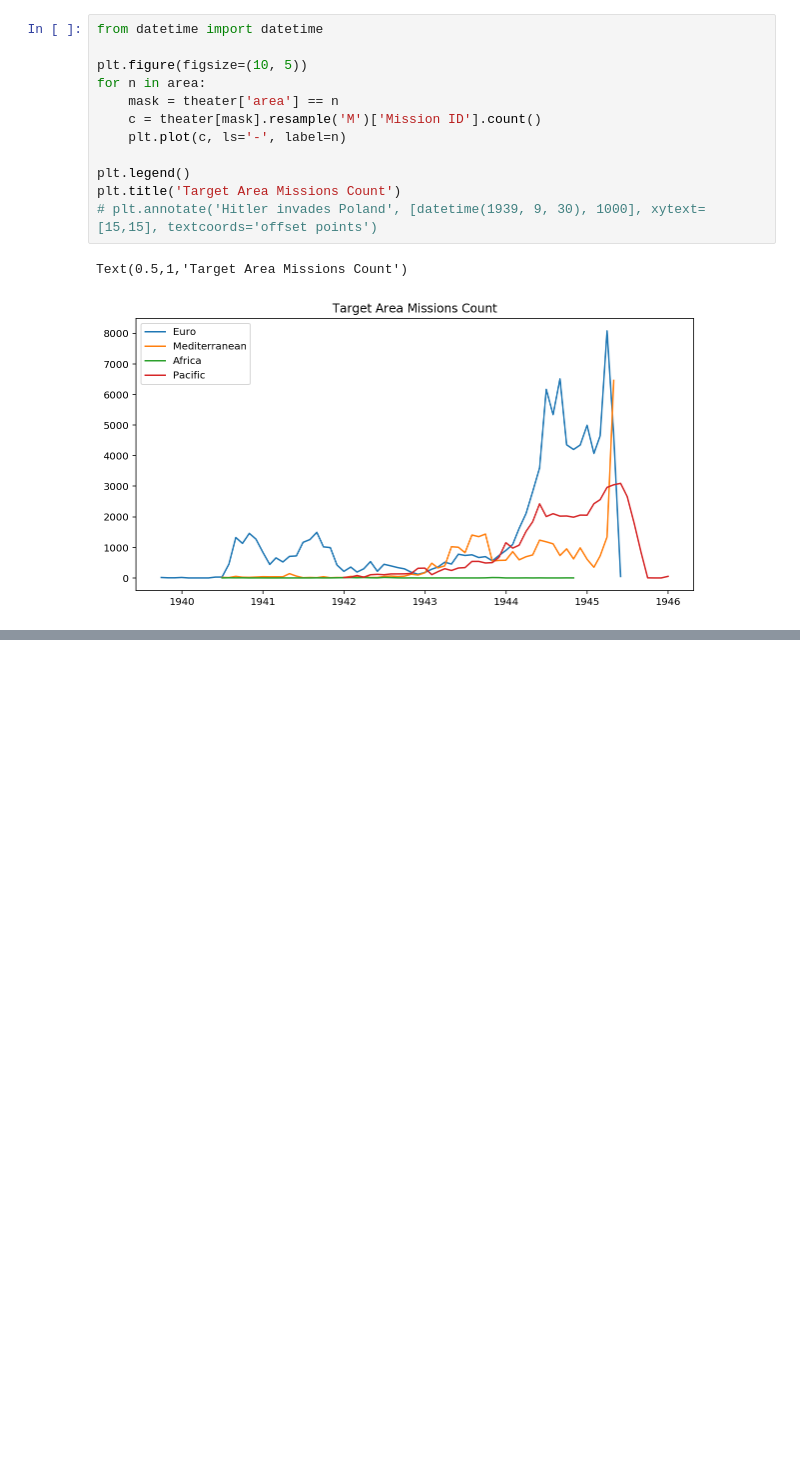
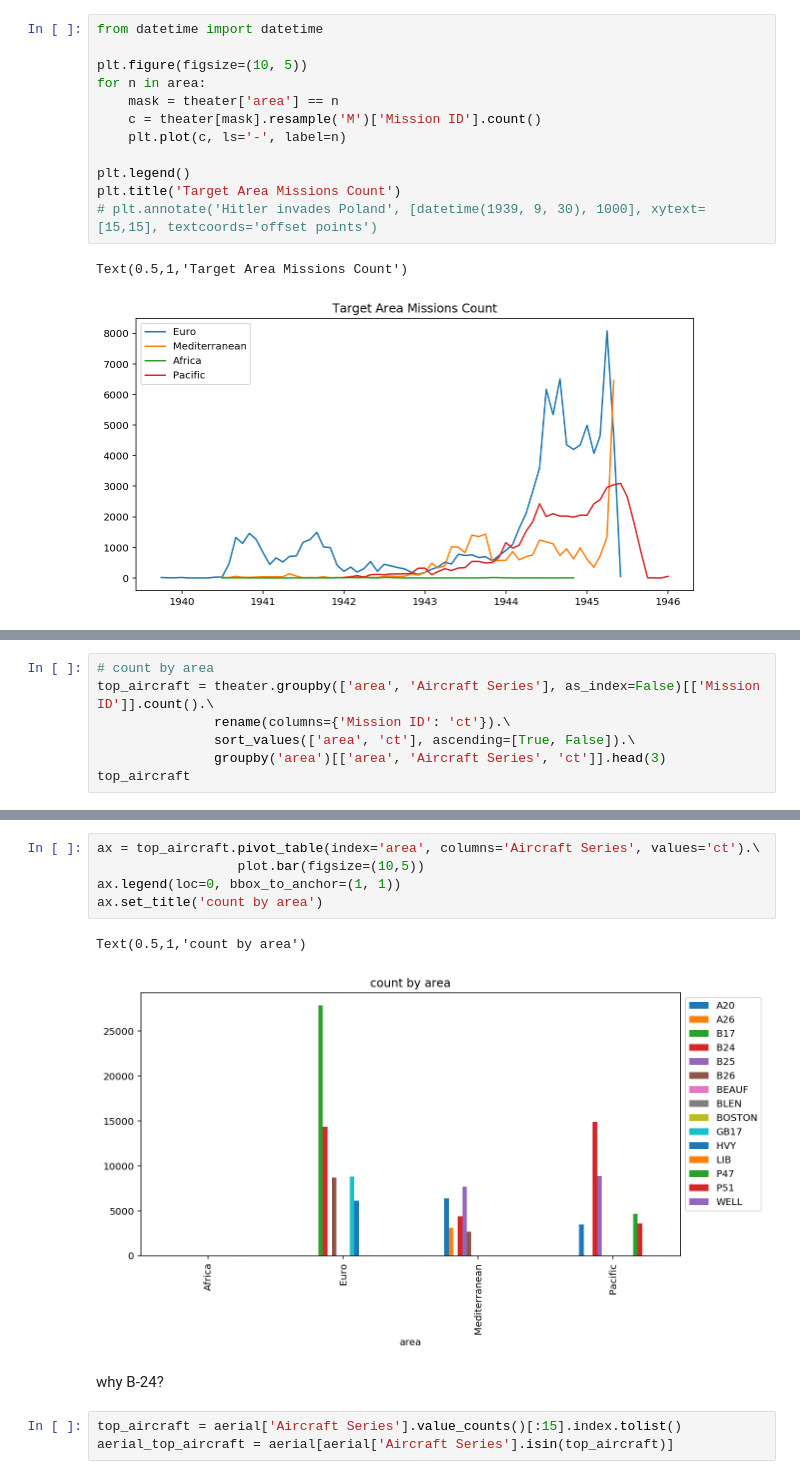
Before and after one commit to YiQ-Zhao/DataViz-Project, a Jupyter notebook: static graph.ipynb, the cells around one changed output, grey strips where cells are left out. Saved outputs shown, nothing was run; the diff lists cells and outputs as text; blank space fills up the shorter version.

Commit message:
edit aircraft

```diff
--- a/static graph.ipynb
+++ b/static graph.ipynb
@@ -236,0 +216,7 @@ Text(0.5,1,'Target Area Missions Count')
+# %%
+# count by area
+top_aircraft = theater.groupby(['area', 'Aircraft Series'], as_index=False)[['Mission ID']].count().\
+               rename(columns={'Mission ID': 'ct'}).\
+               sort_values(['area', 'ct'], ascending=[True, False]).\
+               groupby('area')[['area', 'Aircraft Series', 'ct']].head(3)
+top_aircraft
@@ -236,0 +259,13 @@ Text(0.5,1,'Target Area Missions Count')
+# %%
+ax = top_aircraft.pivot_table(index='area', columns='Aircraft Series', values='ct').\
+                  plot.bar(figsize=(10,5))
+ax.legend(loc=0, bbox_to_anchor=(1, 1))
+ax.set_title('count by area')
+# %% [output]
+Text(0.5,1,'count by area')
+[figure, added]
+# %% [markdown]
+why B-24?
+# %%
+top_aircraft = aerial['Aircraft Series'].value_counts()[:15].index.tolist()
+aerial_top_aircraft = aerial[aerial['Aircraft Series'].isin(top_aircraft)]
```
Also changed, not shown: parts of 14 cells of this notebook.
